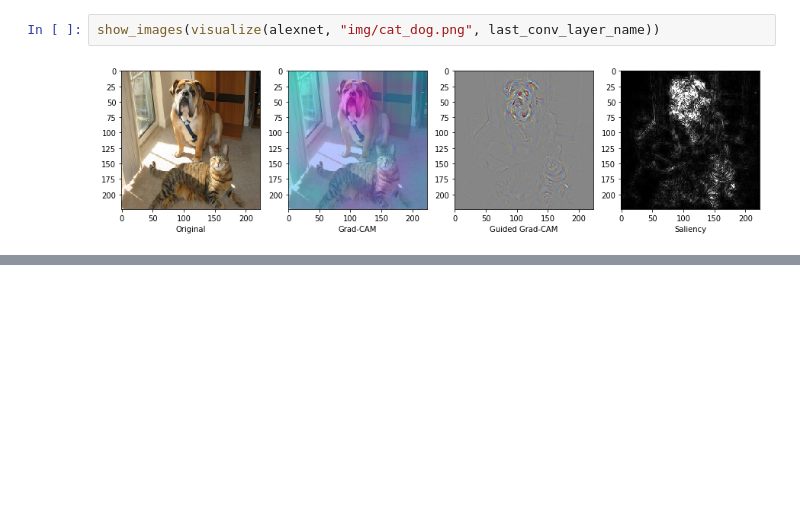
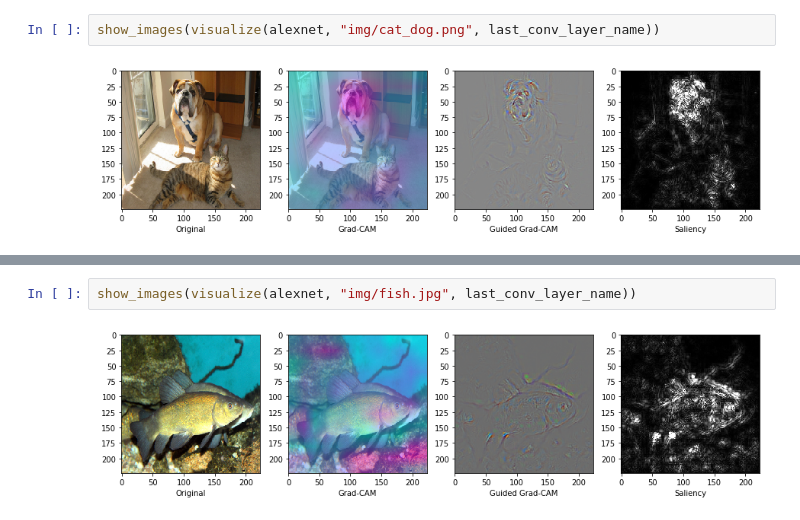
Before and after one commit to Ishitori/mxnet_tutorials, a Jupyter notebook: visualize_cnn/VisualizeClassActivation.ipynb, the cells around one changed output, grey strips where cells are left out. Cells and saved outputs as stored; diff of their text form; blank space fills up the shorter version.

```diff
--- a/visualize_cnn/VisualizeClassActivation.ipynb
+++ b/visualize_cnn/VisualizeClassActivation.ipynb
@@ -137,0 +174,4 @@ show_images(visualize(alexnet, "img/snake.jpg", last_conv_layer_name))
+# %%
+show_images(visualize(alexnet, "img/fish.jpg", last_conv_layer_name))
+# %% [output]
+[figure, added]
```
Also changed, not shown: parts of 20 cells of this notebook, 3 other files.
